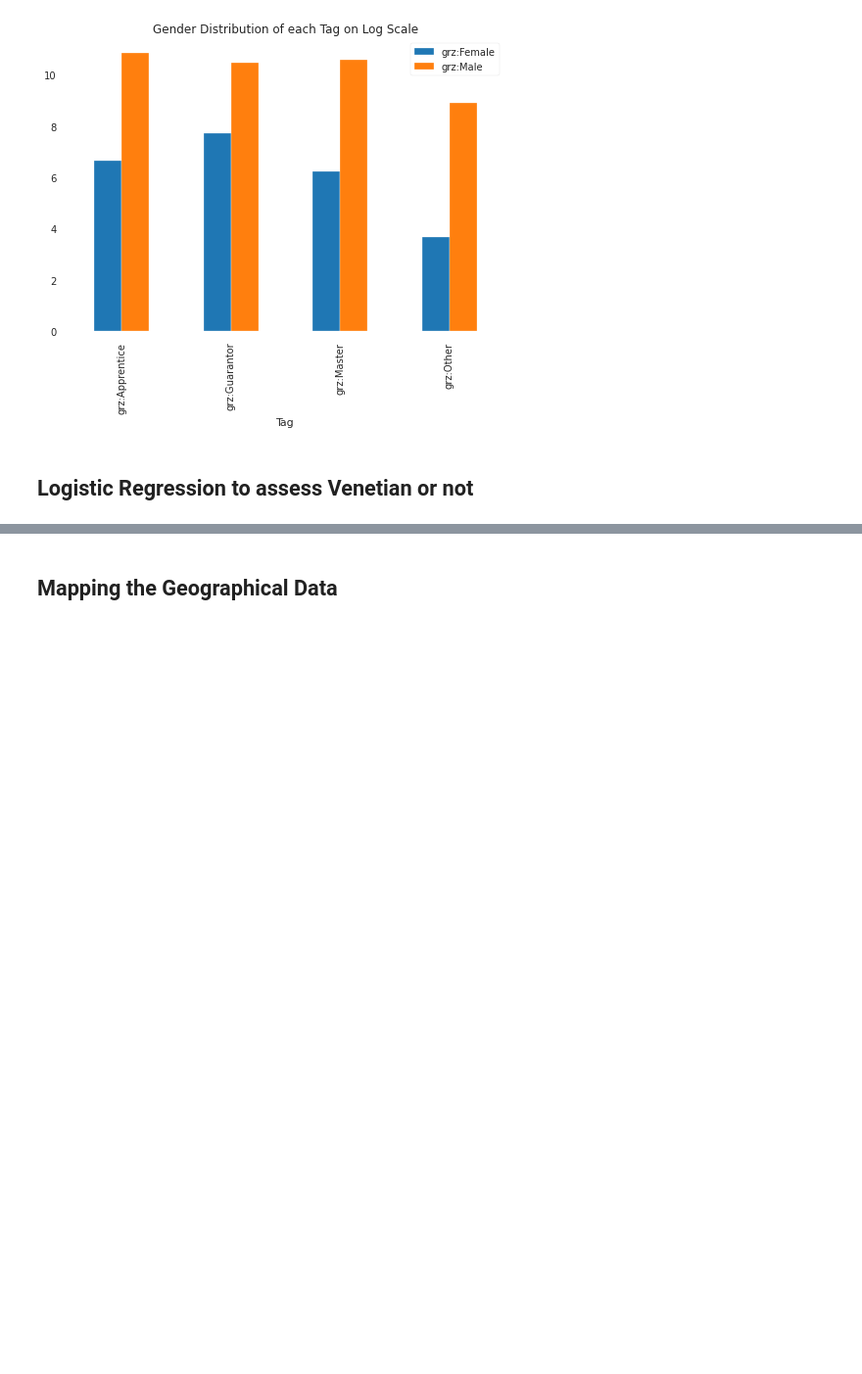
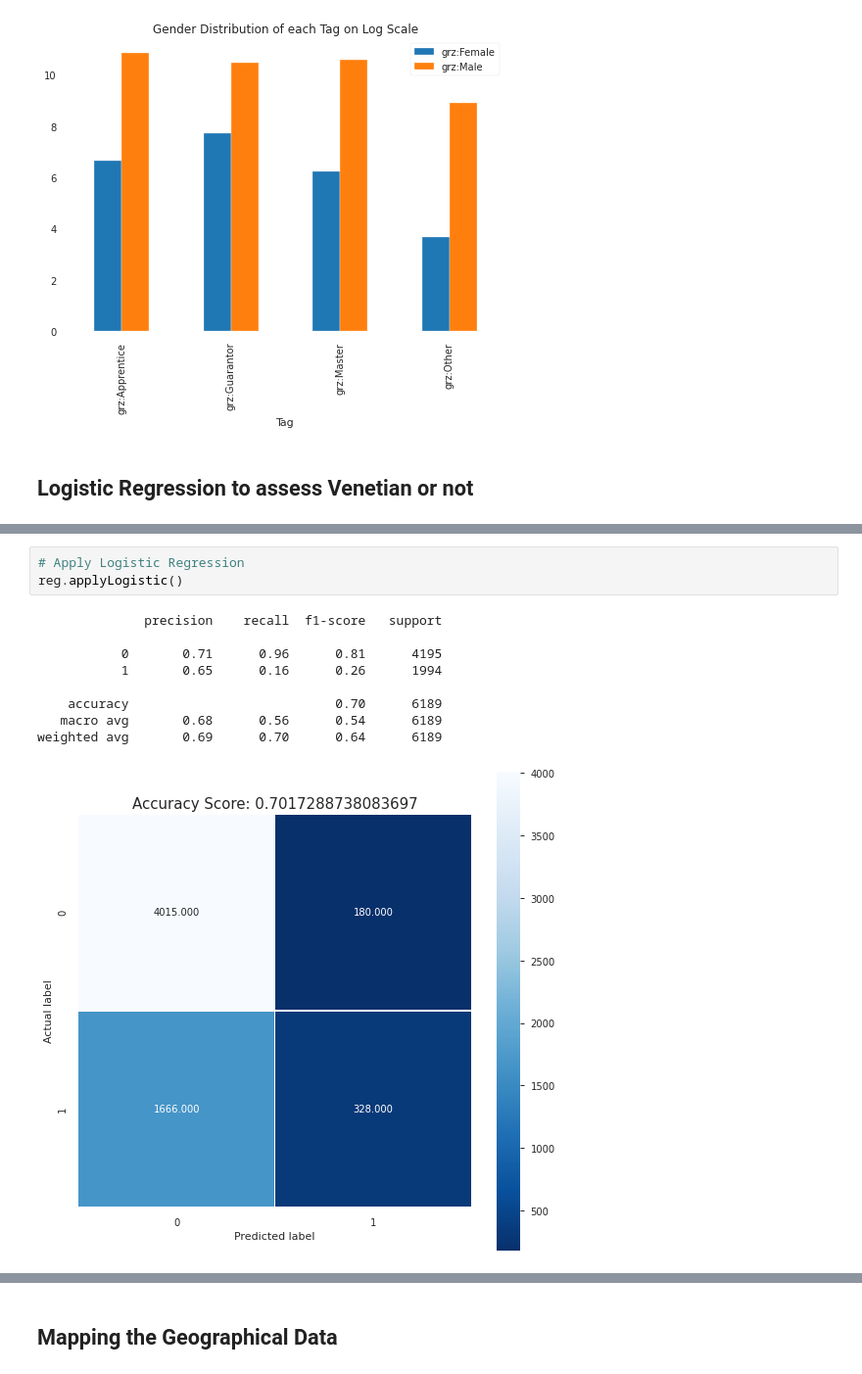
Before and after one commit to AlricRahl/Garzoni-Dataset-Exploration, a Jupyter notebook: src/Progress Notebook.ipynb, the cells around one changed output, grey strips where cells are left out. Shown at 98% size. Saved outputs shown, nothing was run; the diff lists cells and outputs as text; blank space fills up the shorter version.

```diff
--- a/src/Progress Notebook.ipynb
+++ b/src/Progress Notebook.ipynb
@@ -1013,0 +772,13 @@ weighted avg       0.64      0.60      0.61      3320
+# %%
+# Apply Logistic Regression
+reg.applyLogistic()
+# %% [output]
+              precision    recall  f1-score   support
+
+           0       0.71      0.96      0.81      4195
+           1       0.65      0.16      0.26      1994
+
+    accuracy                           0.70      6189
+   macro avg       0.68      0.56      0.54      6189
+weighted avg       0.69      0.70      0.64      6189
+[figure, added]
```
Also changed, not shown: parts of 41 cells of this notebook, 1 other file.
